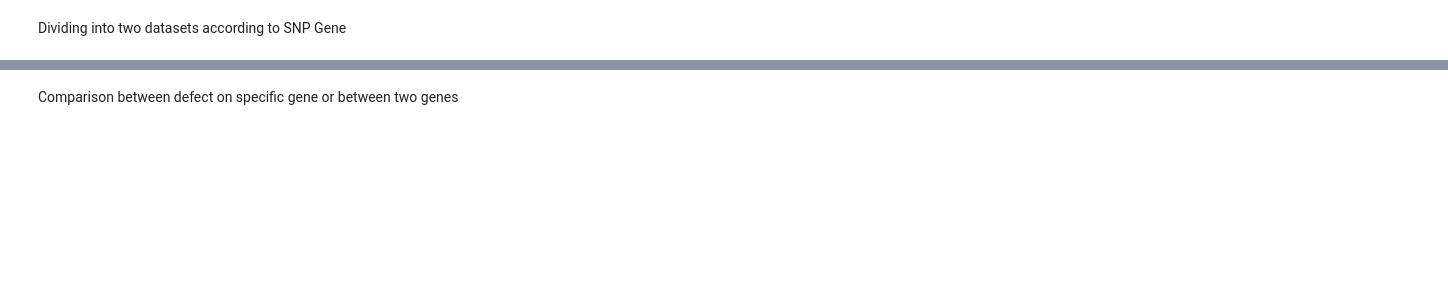
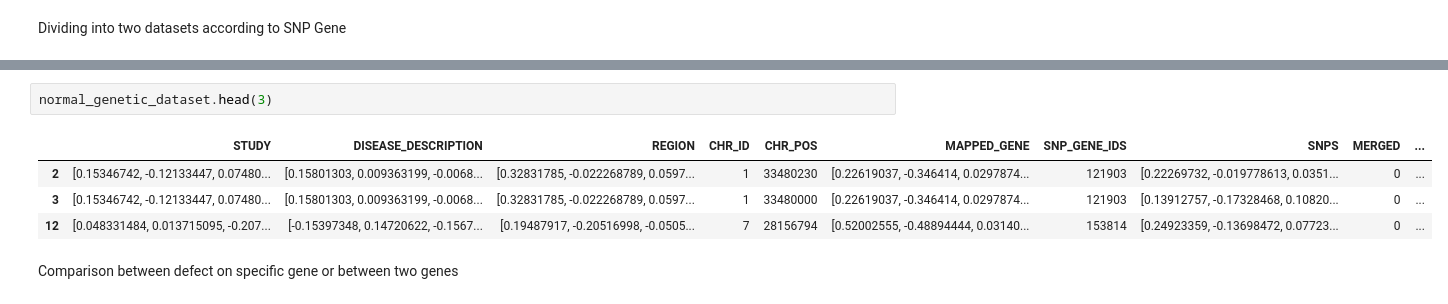
Before and after one commit to AbdullahDahabre/T2D-Prediction-System--Data-Fusion-for-Enhanced-Decision-Making, a Jupyter notebook: genetic.ipynb, the cells around one changed output, grey strips where cells are left out. Saved outputs shown, nothing was run; the diff lists cells and outputs as text; blank space fills up the shorter version.

```diff
--- a/genetic.ipynb
+++ b/genetic.ipynb
@@ -1974,2 +1997,9 @@ SyntaxError: (unicode error) 'unicodeescape' codec can't decode bytes in positio
+# %%
+normal_genetic_dataset.head(3)
+# %% [output]
+|  | STUDY | DISEASE_DESCRIPTION | REGION | CHR_ID | CHR_POS | MAPPED_GENE | SNP_GENE_IDS | SNPS | MERGED | ... |
+| 2 | [0.15346742, -0.12133447, 0.07480... | [0.15801303, 0.009363199, -0.0068... | [0.32831785, -0.022268789, 0.0597... | 1 | 33480230 | [0.22619037, -0.346414, 0.0297874... | 121903 | [0.22269732, -0.019778613, 0.0351... | 0 | ... |
+| 3 | [0.15346742, -0.12133447, 0.07480... | [0.15801303, 0.009363199, -0.0068... | [0.32831785, -0.022268789, 0.0597... | 1 | 33480000 | [0.22619037, -0.346414, 0.0297874... | 121903 | [0.13912757, -0.17328468, 0.10820... | 0 | ... |
+| 12 | [0.048331484, 0.013715095, -0.207... | [-0.15397348, 0.14720622, -0.1567... | [0.19487917, -0.20516998, -0.0505... | 7 | 28156794 | [0.52002555, -0.48894444, 0.03140... | 153814 | [0.24923359, -0.13698472, 0.07723... | 0 | ... |
 # %% [markdown]
 Comparison between defect on specific gene or between two genes
```
Also changed, not shown: parts of 10 cells of this notebook.
